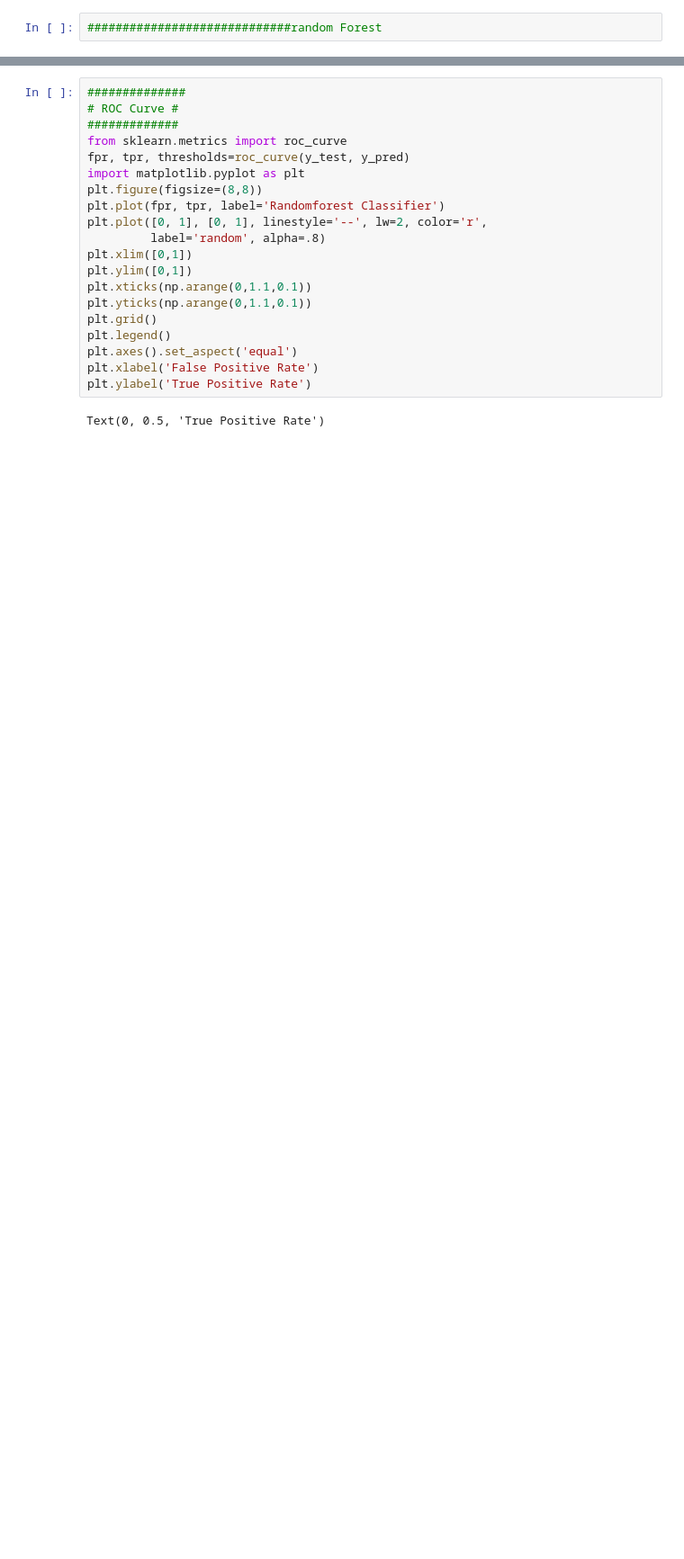
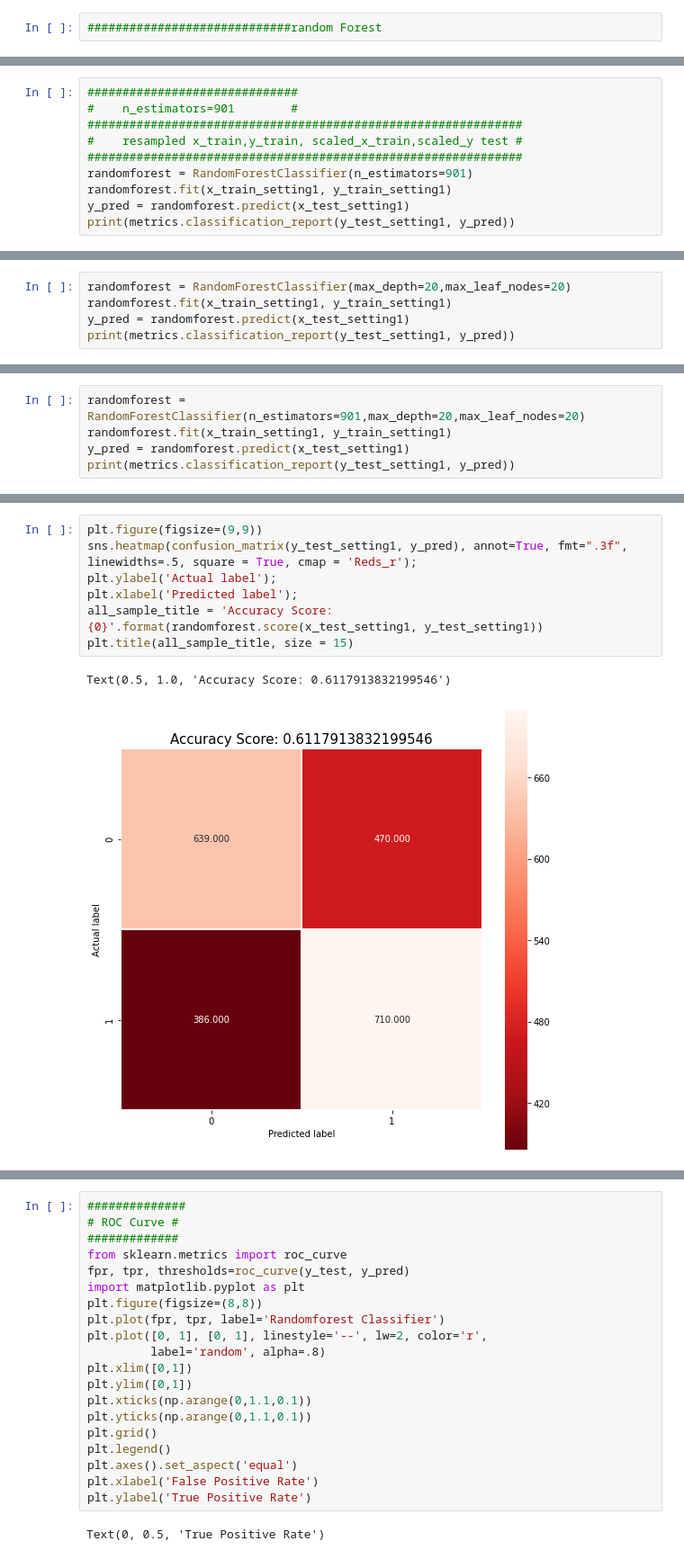
Before and after one commit to GuangyanCai/CS273A-Project, a Jupyter notebook: 273Aproject_undersampled_RandomForest.ipynb, the cells around one changed output, grey strips where cells are left out. Shown at 90% size. Cells and saved outputs as stored; diff of their text form; blank space fills up the shorter version.

```diff
--- a/273Aproject_undersampled_RandomForest.ipynb
+++ b/273Aproject_undersampled_RandomForest.ipynb
@@ -64,0 +82,10 @@ The best parameter: 191
+# %%
+##############################
+#    n_estimators=901        #
+##############################################################
+#    resampled x_train,y_train, scaled_x_train,scaled_y test #
+##############################################################
+randomforest = RandomForestClassifier(n_estimators=901)
+randomforest.fit(x_train_setting1, y_train_setting1)
+y_pred = randomforest.predict(x_test_setting1)
+print(metrics.classification_report(y_test_setting1, y_pred))
@@ -64,0 +101,5 @@ The best parameter: 191
+# %%
+randomforest = RandomForestClassifier(max_depth=20,max_leaf_nodes=20)
+randomforest.fit(x_train_setting1, y_train_setting1)
+y_pred = randomforest.predict(x_test_setting1)
+print(metrics.classification_report(y_test_setting1, y_pred))
@@ -64,0 +115,5 @@ The best parameter: 191
+# %%
+randomforest = RandomForestClassifier(n_estimators=901,max_depth=20,max_leaf_nodes=20)
+randomforest.fit(x_train_setting1, y_train_setting1)
+y_pred = randomforest.predict(x_test_setting1)
+print(metrics.classification_report(y_test_setting1, y_pred))
@@ -64,0 +138,10 @@ The best parameter: 191
+# %%
+plt.figure(figsize=(9,9))
+sns.heatmap(confusion_matrix(y_test_setting1, y_pred), annot=True, fmt=".3f", linewidths=.5, square = True, cmap = 'Reds_r');
+plt.ylabel('Actual label');
+plt.xlabel('Predicted label');
+all_sample_title = 'Accuracy Score: {0}'.format(randomforest.score(x_test_setting1, y_test_setting1))
+plt.title(all_sample_title, size = 15)
+# %% [output]
+Text(0.5, 1.0, 'Accuracy Score: 0.6117913832199546')
+[figure, added]
```
Also changed, not shown: parts of 32 cells of this notebook.
